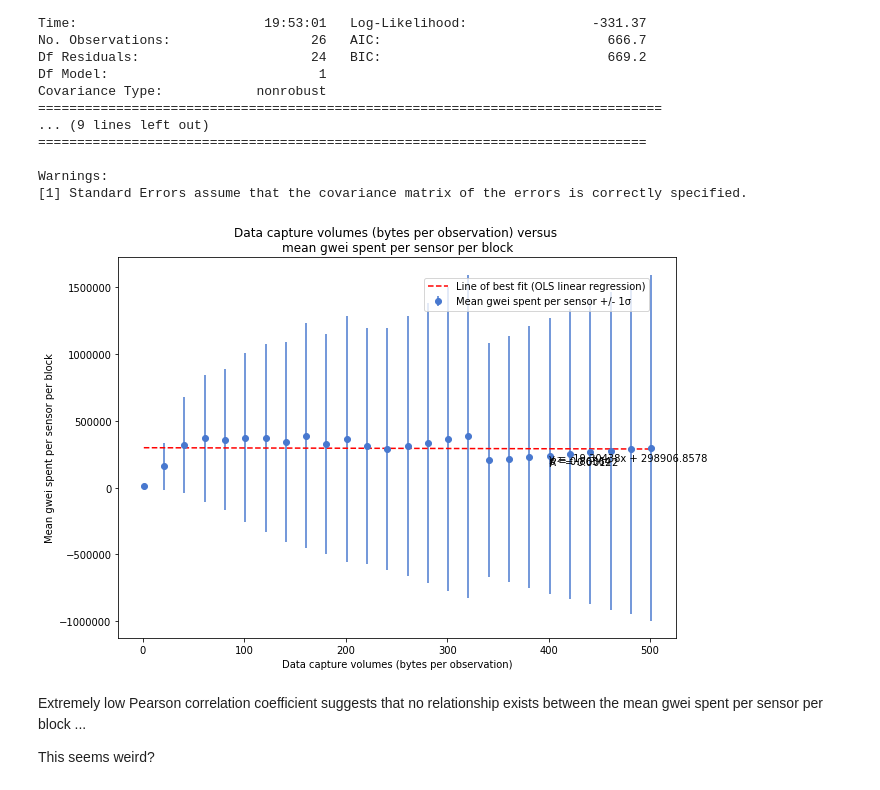
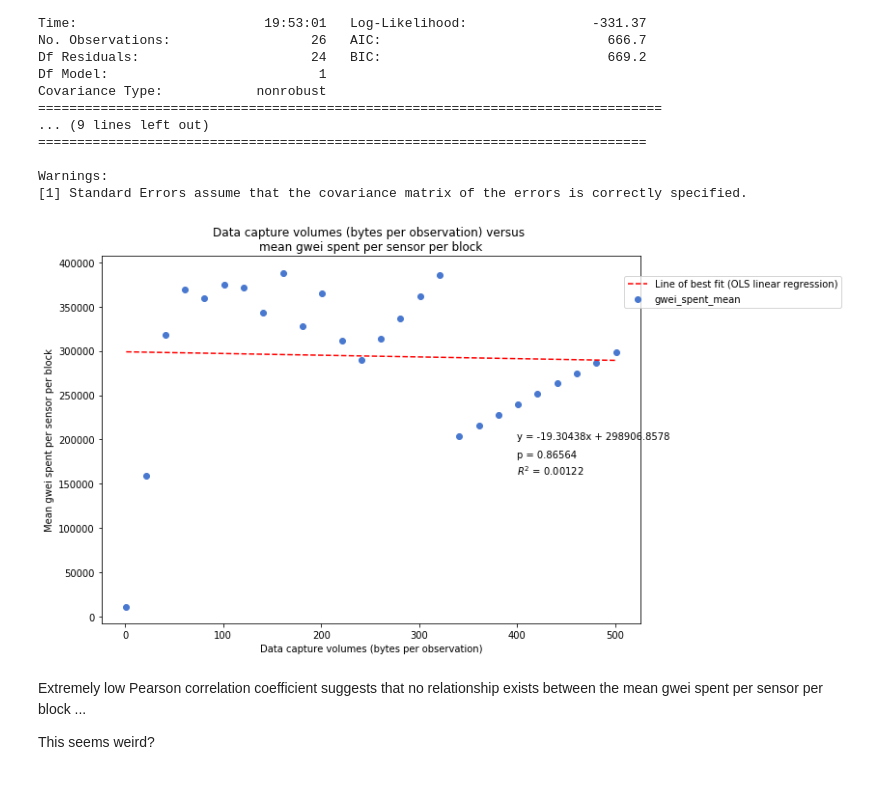
Before and after one commit to johnx25bd/ucl-dissertation, a Jupyter notebook: models/abm/in-development/connected_network/SensorBlockchainNetwork-analyze.ipynb, the cells around one changed output. Cells and saved outputs as stored; diff of their text form; code cells hidden in the pictures.

```diff
--- a/models/abm/in-development/connected_network/SensorBlockchainNetwork-analyze.ipynb
+++ b/models/abm/in-development/connected_network/SensorBlockchainNetwork-analyze.ipynb
@@ -591,20 +593,21 @@ y_lobf_gwei_record_bytes = [x_lobf_gwei_record_bytes[0] * gradient_gwei_record_b
 # %%
 
 # Visualizing observations and OLS regression
 plt.figure(figsize=(10,7))
-plt.errorbar(record_bytes_model_df['record_bytes'], record_bytes_model_df['gwei_spent_mean'], yerr=record_bytes_model_df['gwei_spent_std'], fmt='o', label="Mean gwei spent per sensor +/- 1σ ")
+plt.scatter(record_bytes_model_df['record_bytes'], record_bytes_model_df['gwei_spent_mean'])
+# plt.errorbar(record_bytes_model_df['record_bytes'], record_bytes_model_df['gwei_spent_mean'], yerr=record_bytes_model_df['gwei_spent_std'], fmt='o', label="Mean gwei spent per sensor +/- 1σ ")
 plt.plot(x_lobf_gwei_record_bytes, y_lobf_gwei_record_bytes, 'r--', label="Line of best fit (OLS linear regression)" )
 plt.legend(bbox_to_anchor=(0.96, 0.96))
 plt.text(400, 200000, "y = " + str(round(gradient_gwei_record_bytes, 5)) + 'x + ' + str(round(intercept_gwei_record_bytes, 5)))
 plt.text(400,180000,"p = " + str(round(pval_gwei_record_bytes, 5)))
 plt.text(400,160000,r"$R^2$ = " + str(round(rsquared_gwei_record_bytes, 5)))
 
 # add Rsquared, MSE, p-value
 _ = plt.xlabel('Data capture volumes (bytes per observation)')
 _ = plt.ylabel('Mean gwei spent per sensor per block')
 _ = plt.title("Data capture volumes (bytes per observation) versus \nmean gwei spent per sensor per block")
 # %% [output]
-[figure, old version]
+[figure, new version]
 # %% [markdown]
 Extremely low Pearson correlation coefficient suggests that no relationship exists between the mean gwei spent per sensor per block ...
 
```
Also changed, not shown: parts of 1 cell of this notebook, 5 other files.
